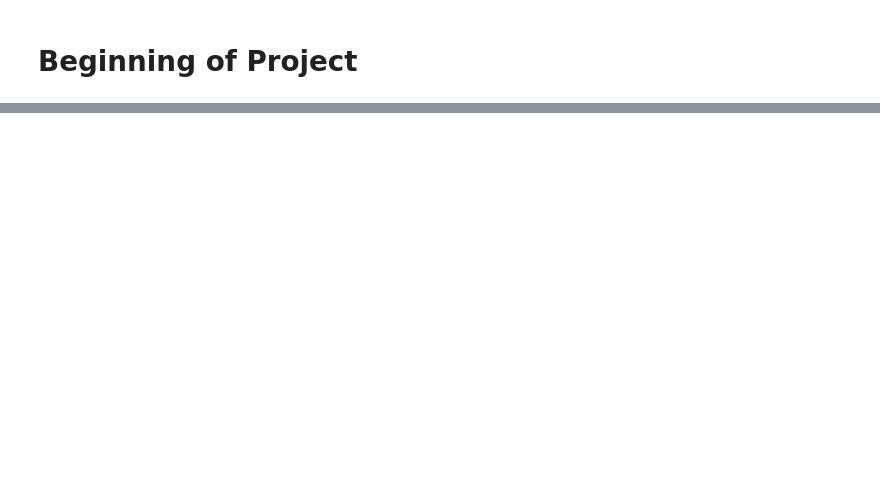
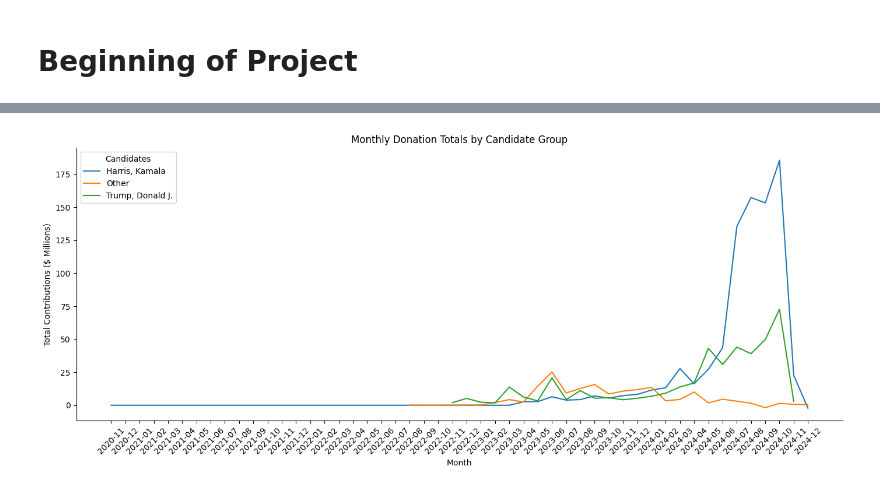
Before and after one commit to MaxObes/econ-570-final-project, a Jupyter notebook: econ570.ipynb, the cells around one changed output, grey strips where cells are left out. Drawn from its saved outputs; the diff is of its cells as text; code cells hidden in the pictures; blank space fills up the shorter version.

```diff
--- a/econ570.ipynb
+++ b/econ570.ipynb
@@ -43,4 +30,0 @@ cf_df["contb_receipt_dt"] = pd.to_datetime(cf_df["contb_receipt_dt"], format="%d
-# %%
-x = dict(cf_df["contbr_st"].value_counts())
-x = sorted(x.items(), key=lambda x: x[1], reverse=True)
-x
@@ -238,0 +104,24 @@ binned_counts
+# %%
+# Group all non-Harris/Trump as "Other"
+cf_df["cand_group"] = cf_df["cand_nm"].apply(
+    lambda name: name if name in ["Harris, Kamala", "Trump, Donald J."] else "Other"
+)
+
+# Extract month and group by month + candidate group
+cf_df["month"] = cf_df["contb_receipt_dt"].dt.to_period("M").astype(str)
+monthly_grouped = cf_df.groupby(["month", "cand_group"])["contb_receipt_amt"].sum().reset_index()
+
+# Plot
+plt.figure(figsize=(14, 6))
+sns.lineplot(data=monthly_grouped, x="month", y="contb_receipt_amt", hue="cand_group")
+sns.despine()
+plt.title("Monthly Donation Totals by Candidate Group")
+plt.xlabel("Month")
+plt.ylabel("Total Contributions ($ Millions)")
+plt.legend(title="Candidates")
+plt.xticks(rotation=45)
+plt.gca().yaxis.set_major_formatter(ticker.FuncFormatter(lambda x, _: f'{int(x/1000000)}'))
+plt.tight_layout()
+plt.show()
+# %% [output]
+[figure, added]
```
Also changed, not shown: parts of 20 cells of this notebook.
